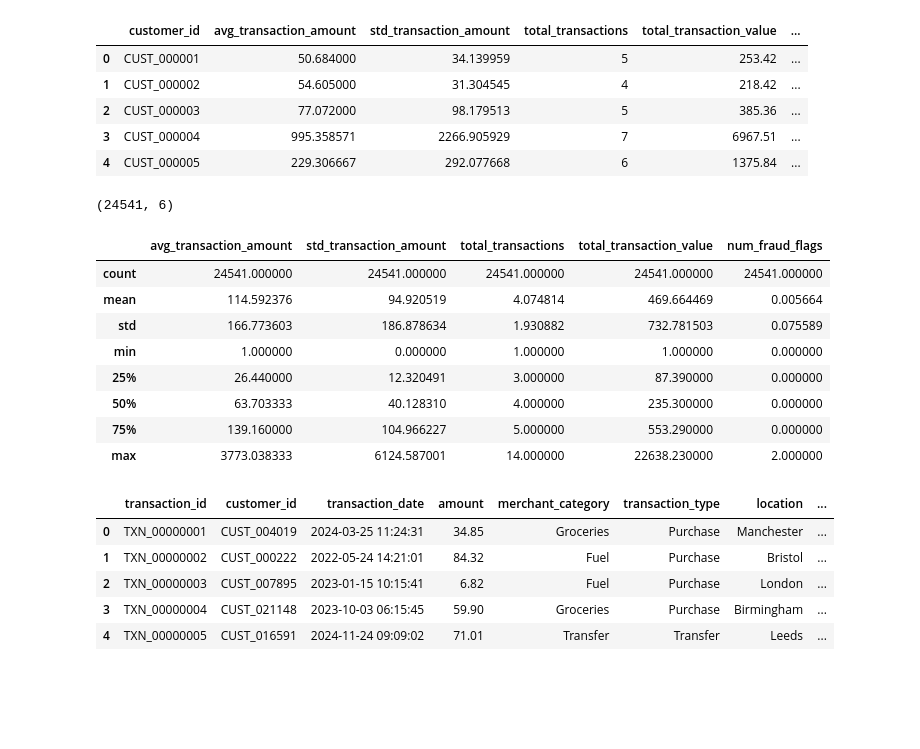
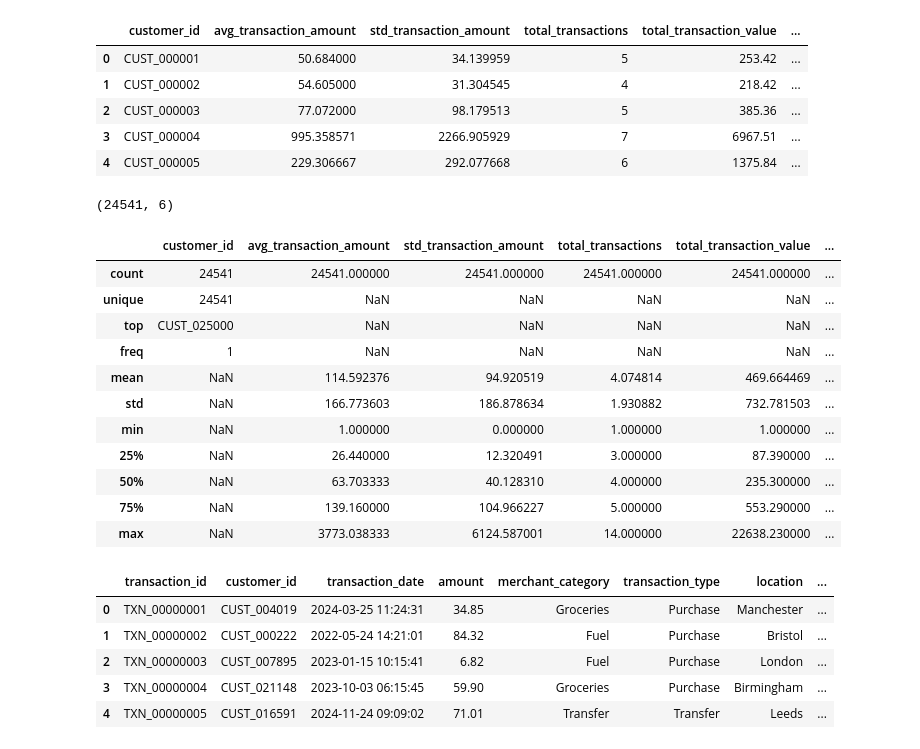
Before and after one commit to KennyOgun/FinRisk-ai-internship, a Jupyter notebook: notebooks/02_data_preprocessing_and_feature_engineering.ipynb, the cells around one changed output. Drawn from its saved outputs; the diff is of its cells as text; code cells hidden in the pictures; blank space fills up the shorter version.

```diff
--- a/notebooks/02_data_preprocessing_and_feature_engineering.ipynb
+++ b/notebooks/02_data_preprocessing_and_feature_engineering.ipynb
@@ -331,18 +334,21 @@ df1.head()
 | 4 | CUST_000005 | 229.306667 | 292.077668 | 6 | 1375.84 | ... |
 # %%
 print(df1.shape)
-df1.describe()
+df1.describe(include="all")
 # %% [output]
 (24541, 6)
-|  | avg_transaction_amount | std_transaction_amount | total_transactions | total_transaction_value | num_fraud_flags |
-| count | 24541.000000 | 24541.000000 | 24541.000000 | 24541.000000 | 24541.000000 |
-| mean | 114.592376 | 94.920519 | 4.074814 | 469.664469 | 0.005664 |
-| std | 166.773603 | 186.878634 | 1.930882 | 732.781503 | 0.075589 |
-| min | 1.000000 | 0.000000 | 1.000000 | 1.000000 | 0.000000 |
-| 25% | 26.440000 | 12.320491 | 3.000000 | 87.390000 | 0.000000 |
-| 50% | 63.703333 | 40.128310 | 4.000000 | 235.300000 | 0.000000 |
-| 75% | 139.160000 | 104.966227 | 5.000000 | 553.290000 | 0.000000 |
-| max | 3773.038333 | 6124.587001 | 14.000000 | 22638.230000 | 2.000000 |
+|  | customer_id | avg_transaction_amount | std_transaction_amount | total_transactions | total_transaction_value | ... |
+| count | 24541 | 24541.000000 | 24541.000000 | 24541.000000 | 24541.000000 | ... |
+| unique | 24541 | NaN | NaN | NaN | NaN | ... |
+| top | CUST_025000 | NaN | NaN | NaN | NaN | ... |
+| freq | 1 | NaN | NaN | NaN | NaN | ... |
+| mean | NaN | 114.592376 | 94.920519 | 4.074814 | 469.664469 | ... |
+| std | NaN | 166.773603 | 186.878634 | 1.930882 | 732.781503 | ... |
+| min | NaN | 1.000000 | 0.000000 | 1.000000 | 1.000000 | ... |
+| 25% | NaN | 26.440000 | 12.320491 | 3.000000 | 87.390000 | ... |
+| 50% | NaN | 63.703333 | 40.128310 | 4.000000 | 235.300000 | ... |
+| 75% | NaN | 139.160000 | 104.966227 | 5.000000 | 553.290000 | ... |
+| max | NaN | 3773.038333 | 6124.587001 | 14.000000 | 22638.230000 | ... |
 # %%
 df2 = pd.read_csv('../data/processed/transaction_data_enhanced.csv')
 df2.head()
```
Also changed, not shown: parts of 4 cells of this notebook, 4 other files.
